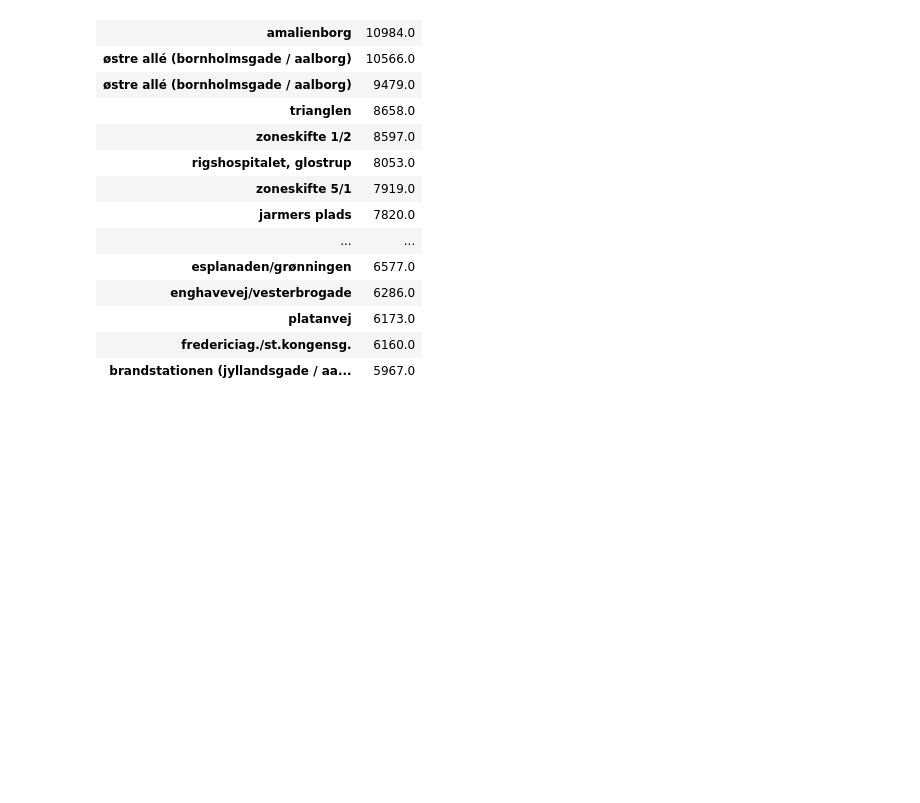
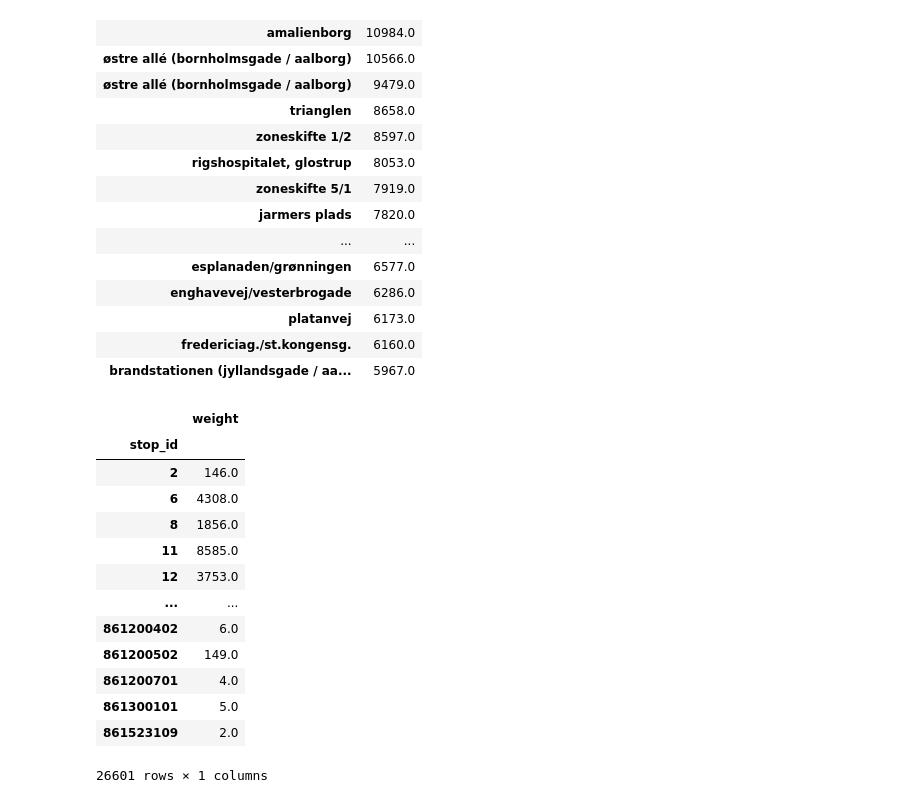
Before and after one commit to johanlaursen/imput, a Jupyter notebook: explore.ipynb, the cells around one changed output. Cells and saved outputs as stored; diff of their text form; code cells hidden in the pictures; blank space fills up the shorter version.

```diff
--- a/explore.ipynb
+++ b/explore.ipynb
@@ -284,3 +293,22 @@ Top 20 missing stations
 | platanvej | 6173.0 |
 | fredericiag./st.kongensg. | 6160.0 |
 | brandstationen (jyllandsgade / aa... | 5967.0 |
+# %%
+clean_df = weight_df.drop(missing_ids)
+# %%
+clean_df
+# %% [output]
+|  | weight |
+| stop_id |  |
+| 2 | 146.0 |
+| 6 | 4308.0 |
+| 8 | 1856.0 |
+| 11 | 8585.0 |
+| 12 | 3753.0 |
+| ... | ... |
+| 861200402 | 6.0 |
+| 861200502 | 149.0 |
+| 861200701 | 4.0 |
+| 861300101 | 5.0 |
+| 861523109 | 2.0 |
+26601 rows × 1 columns
```
Also changed, not shown: parts of 4 cells of this notebook.
